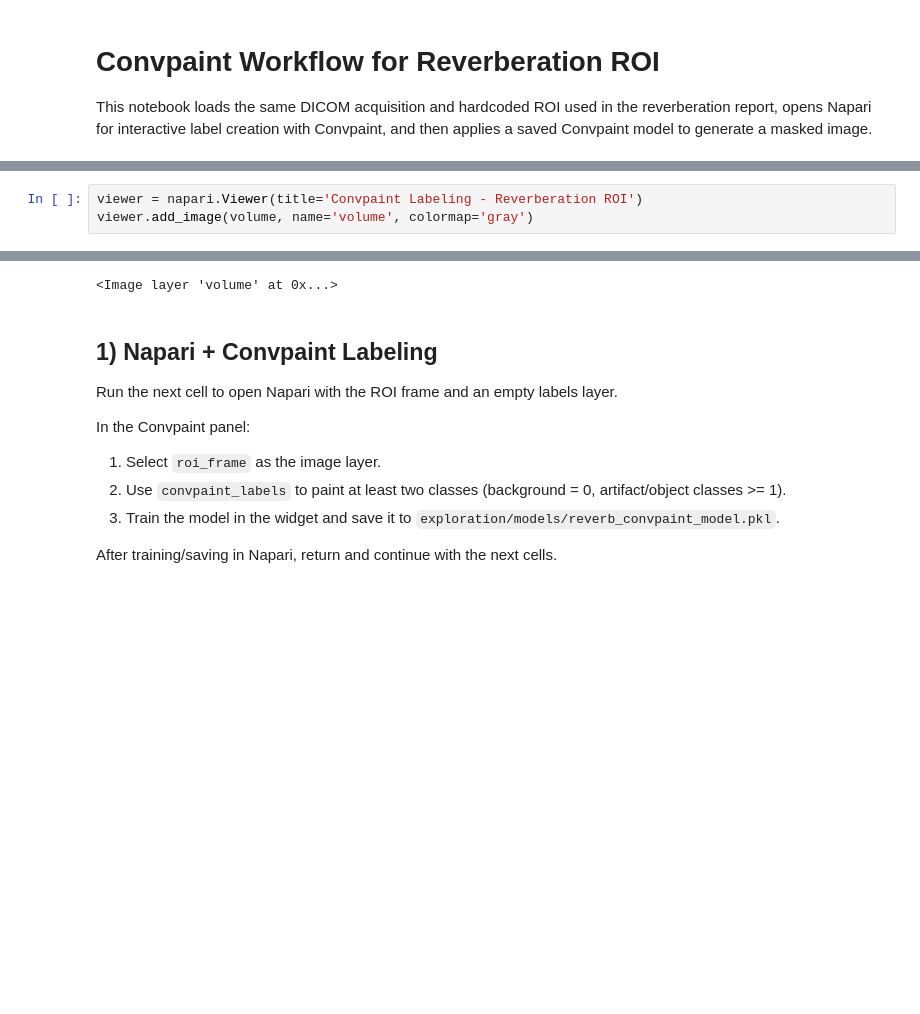
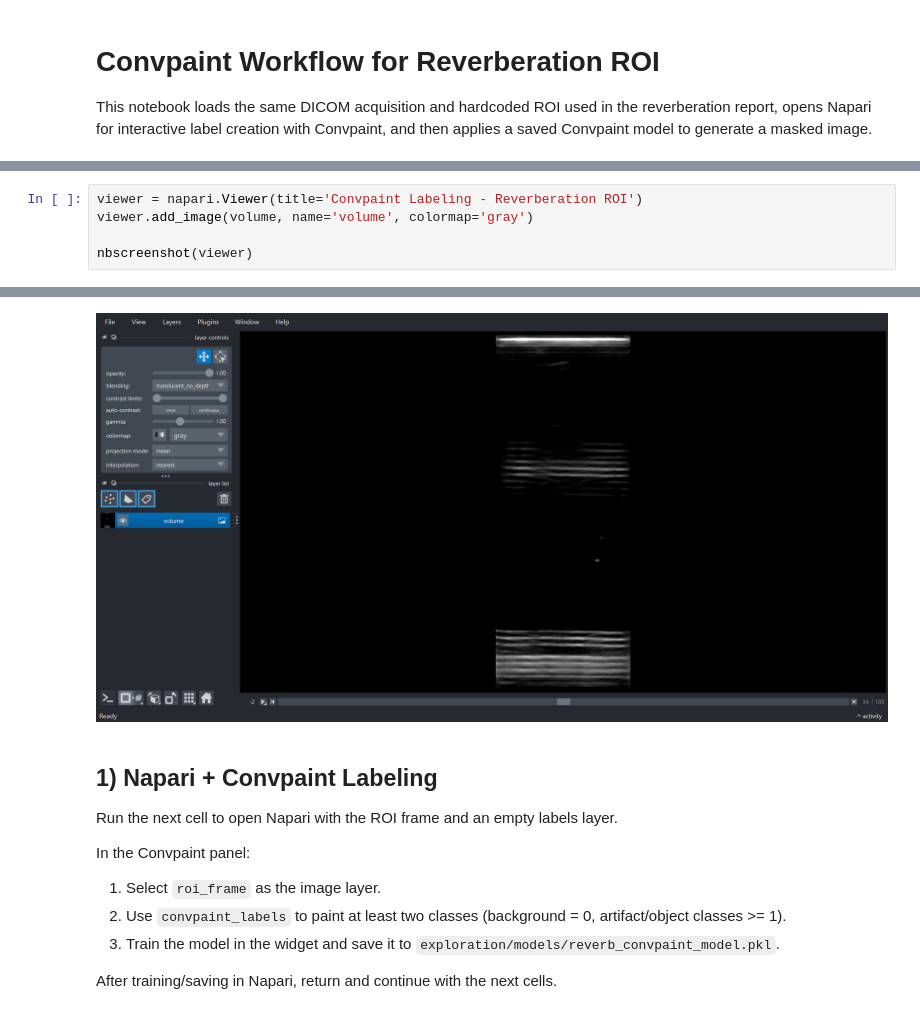
Before and after one commit to acorbat/eco-root, a Jupyter notebook: exploration/convpaint_reverberation_workflow.ipynb, the cells around one changed output, grey strips where cells are left out. Cells and saved outputs as stored; diff of their text form; blank space fills up the shorter version.

```diff
--- a/exploration/convpaint_reverberation_workflow.ipynb
+++ b/exploration/convpaint_reverberation_workflow.ipynb
@@ -87,4 +82,6 @@ Annotations will be loaded from: C:\Users\corba\Documents\eco-root\exploration\m
 # %%
 viewer = napari.Viewer(title='Convpaint Labeling - Reverberation ROI')
 viewer.add_image(volume, name='volume', colormap='gray')
+
+nbscreenshot(viewer)
 # %% [output]
@@ -92,4 +88,4 @@ WARNING: QWindowsWindow::setGeometry: Unable to set geometry 1280x1060+560+210 (
-<Image layer 'volume' at 0x...>
+[figure, added]
 # %% [markdown]
 ## 1) Napari + Convpaint Labeling
 
```
Also changed, not shown: parts of 18 cells of this notebook.
